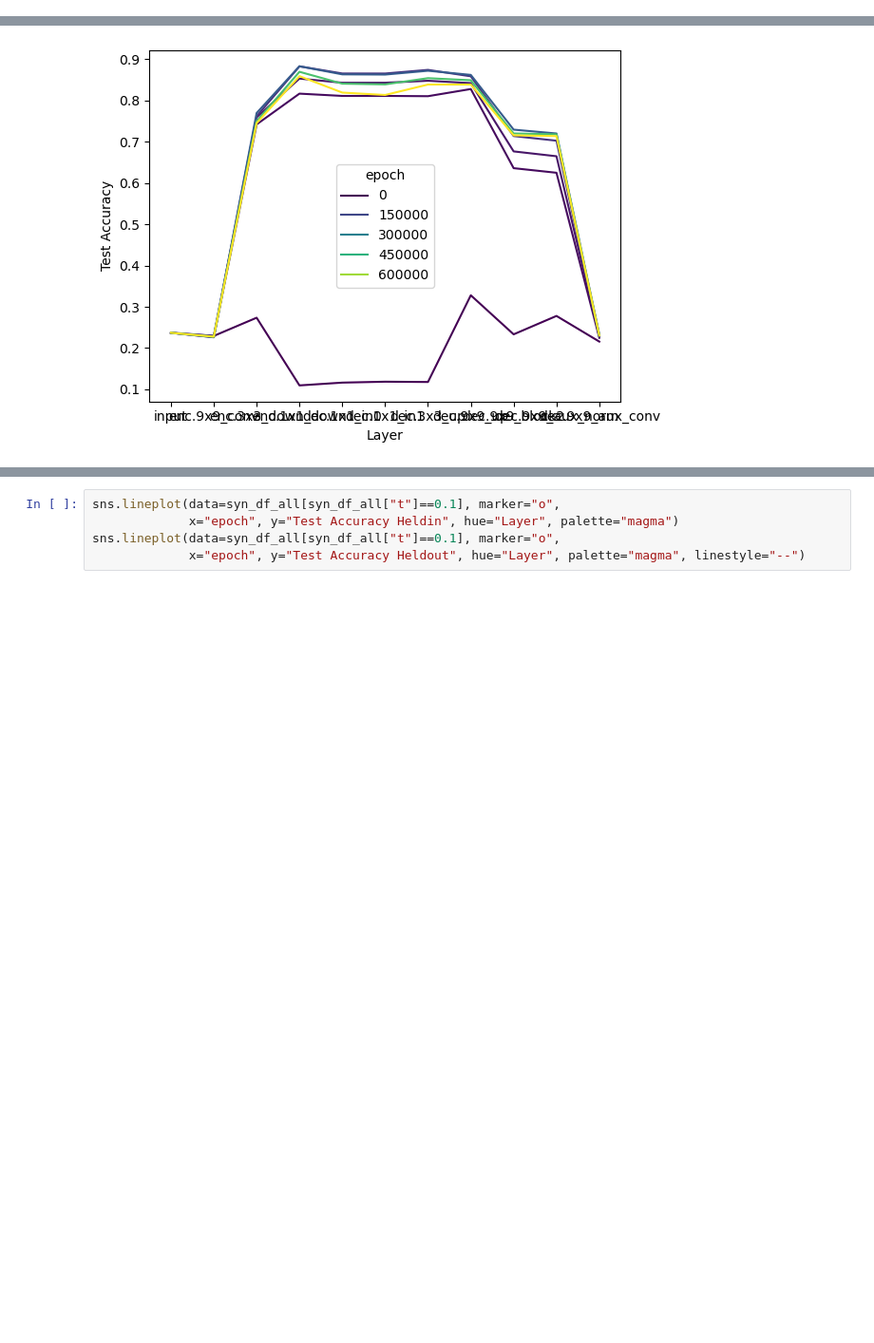
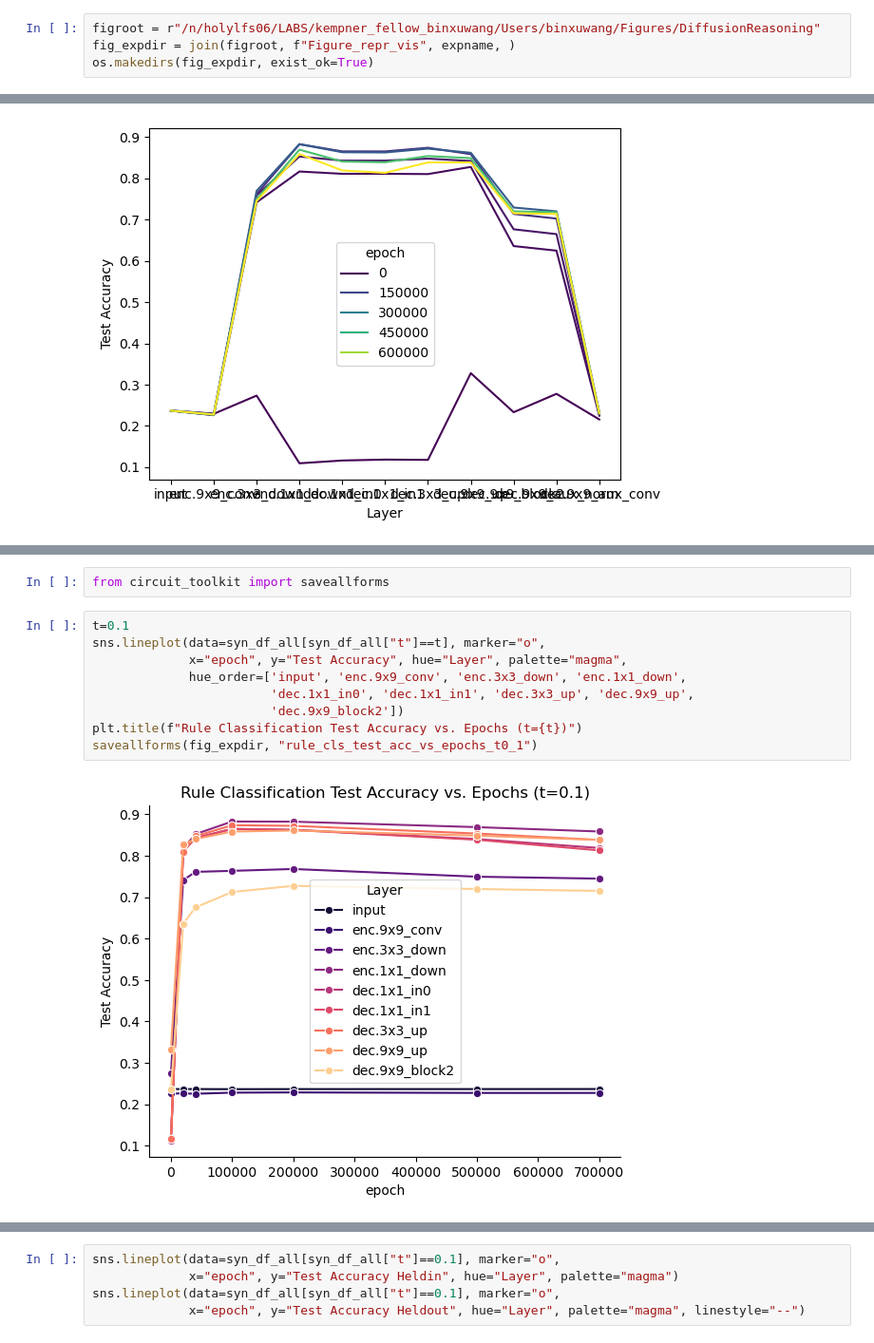
Before and after one commit to Animadversio/DiffusionReasoning, a Jupyter notebook: notebooks/EDM_classifier_synopsis.ipynb, the cells around one changed output, grey strips where cells are left out. Shown at 95% size. Cells and saved outputs as stored; diff of their text form; blank space fills up the shorter version.

Commit message:
add new figures

```diff
--- a/notebooks/EDM_classifier_synopsis.ipynb
+++ b/notebooks/EDM_classifier_synopsis.ipynb
@@ -86,6 +91,10 @@ ckpt_path = join(ckptdir, "1000000.pt")
 # state_dict = th.load(ckpt_path, )
 # model.load_state_dict(state_dict["model"])
 # model.to("cuda").eval();
+# %%
+figroot = r"/n/holylfs06/LABS/kempner_fellow_binxuwang/Users/binxuwang/Figures/DiffusionReasoning"
+fig_expdir = join(figroot, f"Figure_repr_vis", expname, )
+os.makedirs(fig_expdir, exist_ok=True)
 # %%
 !ls {repr_dir}
 # %%
@@ -217,0 +239,13 @@ sns.lineplot(data=syn_df_all[syn_df_all["t"]==0.1], x="Layer", y="Test Accuracy"
+# %%
+from circuit_toolkit import saveallforms
+# %%
+t=0.1
+sns.lineplot(data=syn_df_all[syn_df_all["t"]==t], marker="o",
+             x="epoch", y="Test Accuracy", hue="Layer", palette="magma",
+             hue_order=['input', 'enc.9x9_conv', 'enc.3x3_down', 'enc.1x1_down',
+                        'dec.1x1_in0', 'dec.1x1_in1', 'dec.3x3_up', 'dec.9x9_up',
+                        'dec.9x9_block2'])
+plt.title(f"Rule Classification Test Accuracy vs. Epochs (t={t})")
+saveallforms(fig_expdir, "rule_cls_test_acc_vs_epochs_t0_1")
+# %% [output]
+[figure, added]
```
Also changed, not shown: parts of 8 cells of this notebook, 1 other file.
